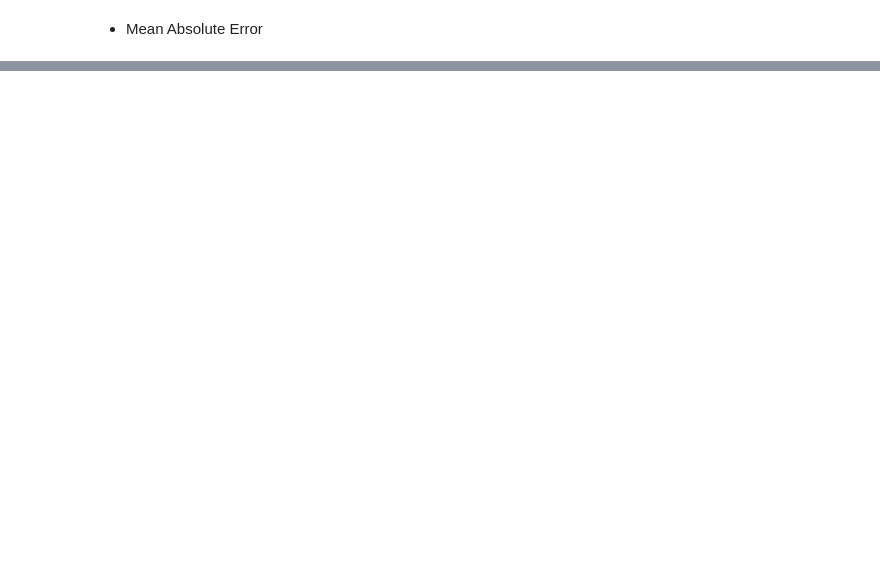
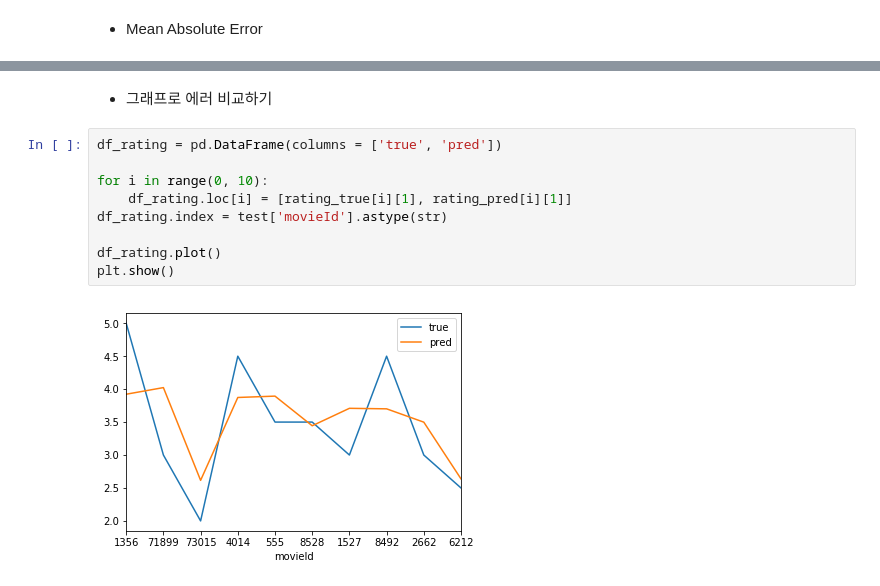
Before and after one commit to jhlee1108/2017-cnu-data-science-class, a Jupyter notebook: hw05/homework5.ipynb, the cells around one changed output, grey strips where cells are left out. Cells and saved outputs as stored; diff of their text form; blank space fills up the shorter version.

```diff
--- a/hw05/homework5.ipynb
+++ b/hw05/homework5.ipynb
@@ -210,0 +212,13 @@ array([ 0.        ,  0.59961234])
+# %% [markdown]
+- 그래프로 에러 비교하기
+# %%
+df_rating = pd.DataFrame(columns = ['true', 'pred'])
+
+for i in range(0, 10):
+    df_rating.loc[i] = [rating_true[i][1], rating_pred[i][1]]
+df_rating.index = test['movieId'].astype(str)
+
+df_rating.plot()
+plt.show()
+# %% [output]
+[figure, added]
```
Also changed, not shown: parts of 6 cells of this notebook.
